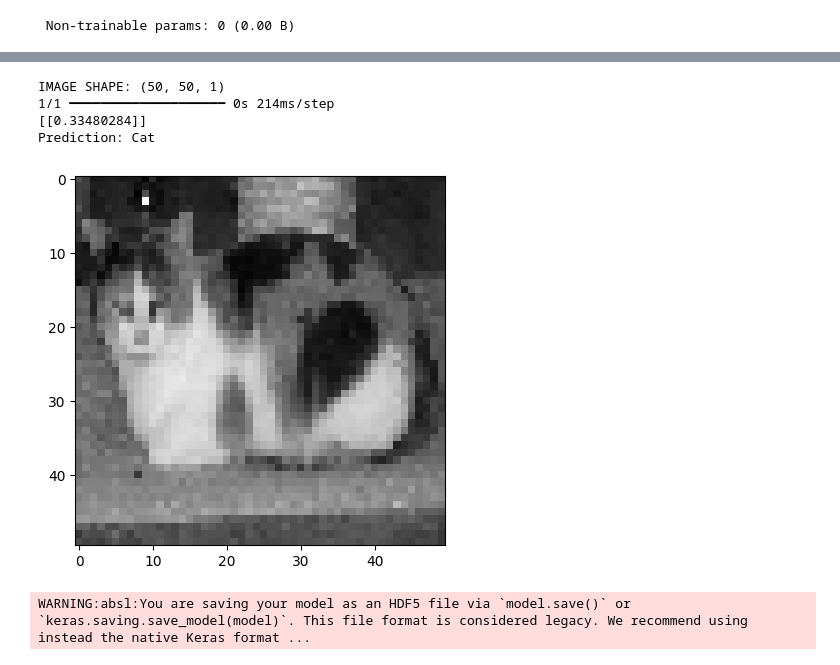
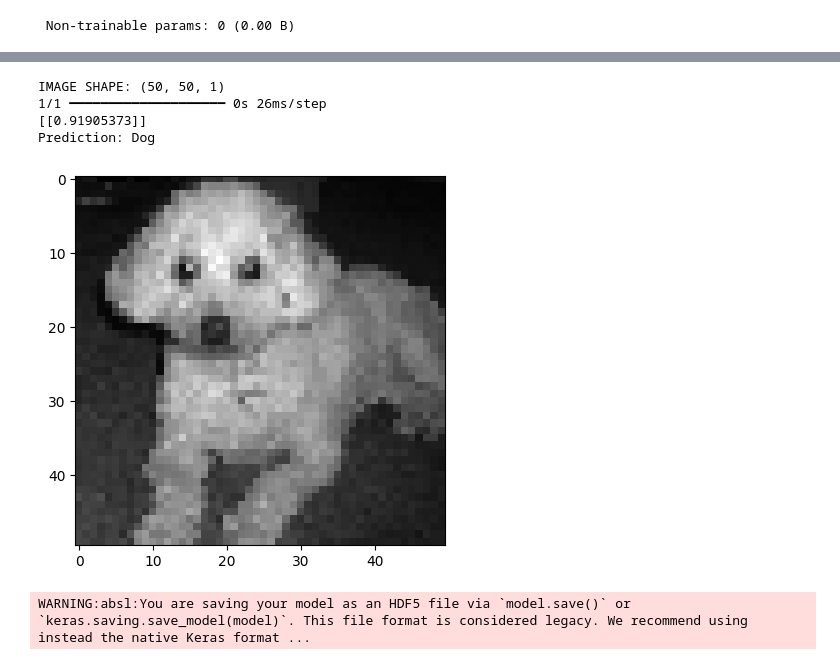
Before and after one commit to Vishwa2684/Computer-Vision, a Jupyter notebook: Cat and dog classification/CatsAndDogs.ipynb, the cells around one changed output, grey strips where cells are left out. Cells and saved outputs as stored; diff of their text form; code cells hidden in the pictures.

```diff
--- a/Cat and dog classification/CatsAndDogs.ipynb
+++ b/Cat and dog classification/CatsAndDogs.ipynb
@@ -111,28 +111,28 @@ mets
 # %%
 
 try:
-    eval_img = test_imag[1233]
+    eval_img = train_imag[1233]
     plt.imshow(eval_img, cmap='gray')
     print("IMAGE SHAPE:", eval_img.shape)
 
     # Add a batch dimension to the single image
     eval_img = np.expand_dims(eval_img, axis=0)
 
     y_pred = CNN.predict(eval_img)
     print(y_pred)
 
     if y_pred[0][0] > 0.5:
         print("Prediction: Dog")
     else:
         print("Prediction: Cat")
 except Exception as e:
     print(e.args[0])
 # %% [output]
 IMAGE SHAPE: (50, 50, 1)
-1/1 ━━━━━━━━━━━━━━━━━━━━ 0s 214ms/step
-[[0.33480284]]
-Prediction: Cat
+1/1 ━━━━━━━━━━━━━━━━━━━━ 0s 26ms/step
+[[0.91905373]]
+Prediction: Dog
-[figure, old version]
+[figure, new version]
 # %%
 CNN.save('./CatsAndDogs.h5')
 # %% [output]
```
Also changed, not shown: parts of 2 cells of this notebook, 2 other files.
